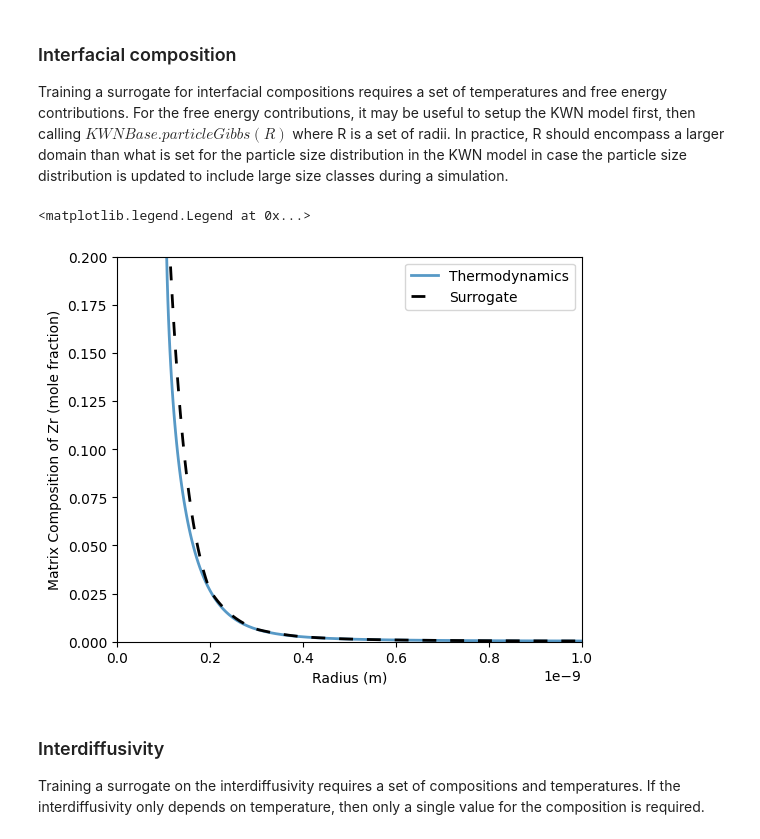
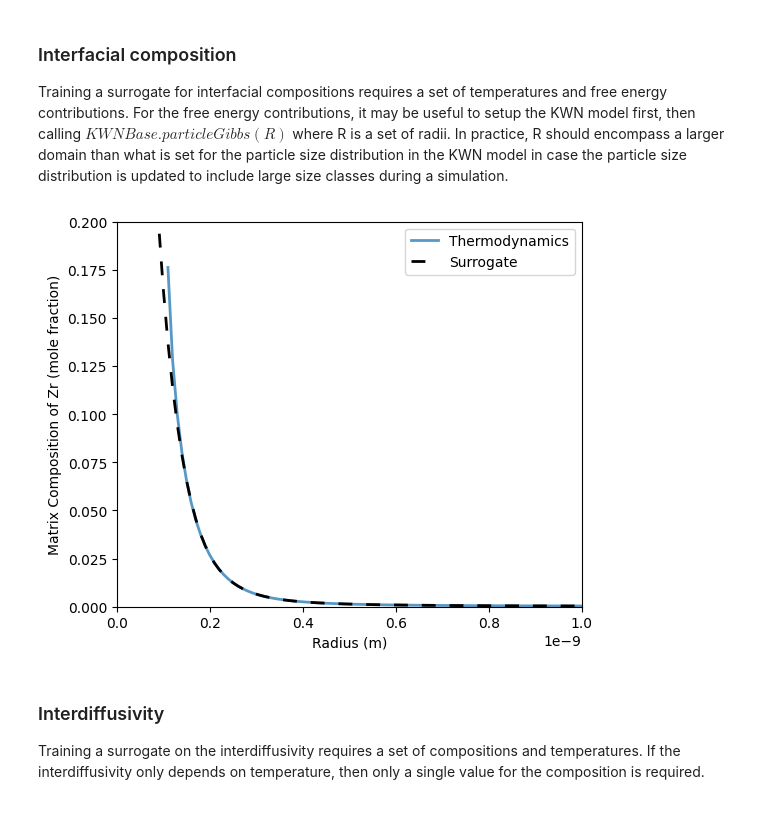
Before and after one commit to materialsgenomefoundation/kawin, a Jupyter notebook: examples/10_Surrogates.ipynb, the cells around one changed output. Cells and saved outputs as stored; diff of their text form; code cells hidden in the pictures.

```diff
--- a/examples/10_Surrogates.ipynb
+++ b/examples/10_Surrogates.ipynb
@@ -32,7 +32,7 @@ import numpy as np
 #Train driving forces
 T = 723.15
 xtrain = np.logspace(-5, -2, 20)
-binarySurr.trainDrivingForce(xtrain, [T], scale='log')
+binarySurr.trainDrivingForce(xtrain, T)
 
 #Compare surrogate and thermodynamics modules
 xTest = np.linspace(1e-7, 1.5e-2, 100)
@@ -40,13 +40,13 @@ binaryTherm.clearCache()
 dgTherm, _ = binaryTherm.getDrivingForce(xTest, np.ones(100)*T)
 dgSurr, _ = binarySurr.getDrivingForce(xTest, np.ones(100)*T)
 
-fig1 = plt.figure(1, figsize=(6, 5))
-ax1 = fig1.add_subplot(111)
-ax1.plot(xTest, dgTherm, label='Thermodynamics', linewidth=2, alpha=0.75)
-ax1.plot(xTest, dgSurr, label='Surrogate', color='k', linestyle=(0,(5,5)), linewidth=2)
-ax1.set_xlim([0, 0.014])
-ax1.set_ylim([-10000, 10000])
-ax1.set_xlabel('xZr (mole fraction)')
-ax1.set_ylabel('Driving Force (J/mol)')
-ax1.legend()
+fig, ax = plt.subplots(figsize=(6,5))
+ax.plot(xTest, dgTherm, label='Thermodynamics', linewidth=2, alpha=0.75)
+ax.plot(xTest, dgSurr, label='Surrogate', color='k', linestyle=(0,(5,5)), linewidth=2)
+ax.set_xlim([0, 0.014])
+ax.set_ylim([-10000, 10000])
+ax.set_xlabel('xZr (mole fraction)')
+ax.set_ylabel('Driving Force (J/mol)')
+ax.legend()
+plt.show()
 # %% [output]
@@ -57,35 +56,38 @@ ax1.legend()
 
 Training a surrogate for interfacial compositions requires a set of temperatures and free energy contributions. For the free energy contributions, it may be useful to setup the KWN model first, then calling $ KWNBase.particleGibbs(R) $ where R is a set of radii. In practice, R should encompass a larger domain than what is set for the particle size distribution in the KWN model in case the particle size distribution is updated to include large size classes during a simulation.
 # %%
+from kawin.precipitation import PrecipitateParameters
+
 #Create training points
 T = 723.15
-gamma = 0.1
-Vm = 1e-5
-R = np.linspace(1e-10, 1e-8, 100)
-G = 2 * gamma * Vm / R
+precipitate = PrecipitateParameters('AL3ZR')
+precipitate.gamma = 0.1
+precipitate.volume.setVolume(1e-5, 'VM', 4)
+precipitate.setup()
+R = np.linspace(1e-10, 5e-9, 100)
+G = precipitate.computeGibbsThomsonContribution(R)
 
 #Train surrogate
-binarySurr.trainInterfacialComposition([T], G, scale='log')
+binarySurr.trainInterfacialComposition(T, G, logY=True)
 
 #Compare surrogate and thermodynamics modules
-Gtest = np.linspace(1000, 25000, 100)
-Rtest = 2 * gamma * Vm / Gtest
+Rtest = np.linspace(1e-11, 1e-9, 100)
+Gtest = precipitate.computeGibbsThomsonContribution(Rtest)
 binaryTherm.clearCache()
 xMTherm, _ = binaryTherm.getInterfacialComposition(T, Gtest)
 xMSurr, _ = binarySurr.getInterfacialComposition(T, Gtest)
 
-fig2 = plt.figure(2, figsize=(6, 5))
-ax2 = fig2.add_subplot(111)
-ax2.plot(Rtest[xMTherm != -1], xMTherm[xMTherm != -1], label='Thermodynamics', linewidth=2, alpha=0.75)
-ax2.plot(Rtest[xMSurr != -1], xMSurr[xMSurr != -1], label='Surrogate', color='k', linestyle=(0,(5,5)), linewidth=2)
-ax2.set_xlim([0, 1e-9])
-ax2.set_ylim([0, 0.2])
-ax2.set_xlabel('Radius (m)')
-ax2.set_ylabel('Matrix Composition of Zr (mole fraction)')
-ax2.legend()
+fig, ax = plt.subplots(figsize=(6,5))
+ax.plot(Rtest[xMTherm != -1], xMTherm[xMTherm != -1], label='Thermodynamics', linewidth=2, alpha=0.75)
+ax.plot(Rtest[xMSurr != -1], xMSurr[xMSurr != -1], label='Surrogate', color='k', linestyle=(0,(5,5)), linewidth=2)
+ax.set_xlim([0, 1e-9])
+ax.set_ylim([0, 0.2])
+ax.set_xlabel('Radius (m)')
+ax.set_ylabel('Matrix Composition of Zr (mole fraction)')
+ax.legend()
+plt.show()
 # %% [output]
-<matplotlib.legend.Legend at 0x...>
-[figure, old version]
+[figure, new version]
 # %% [markdown]
 ### Interdiffusivity
 
```
Also changed, not shown: parts of 5 cells of this notebook, 12 other files.
